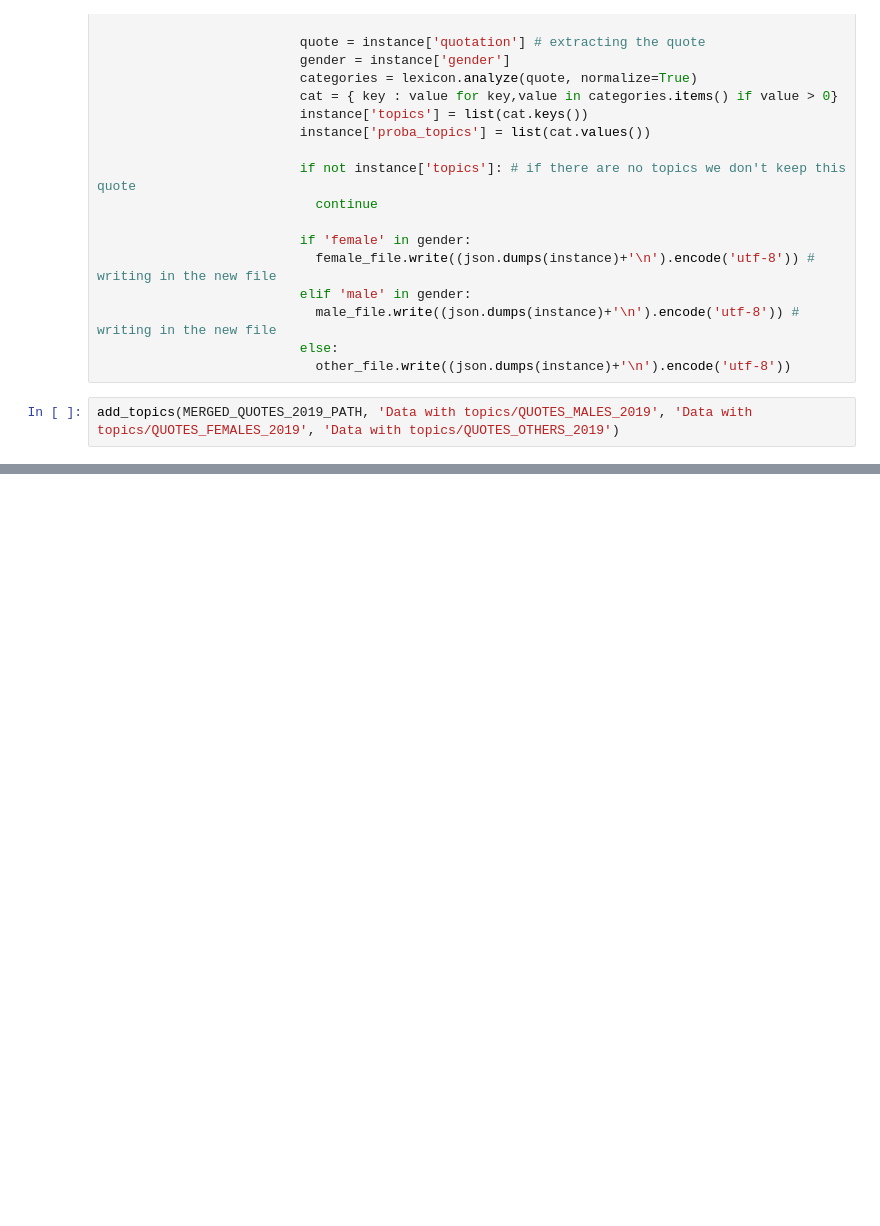
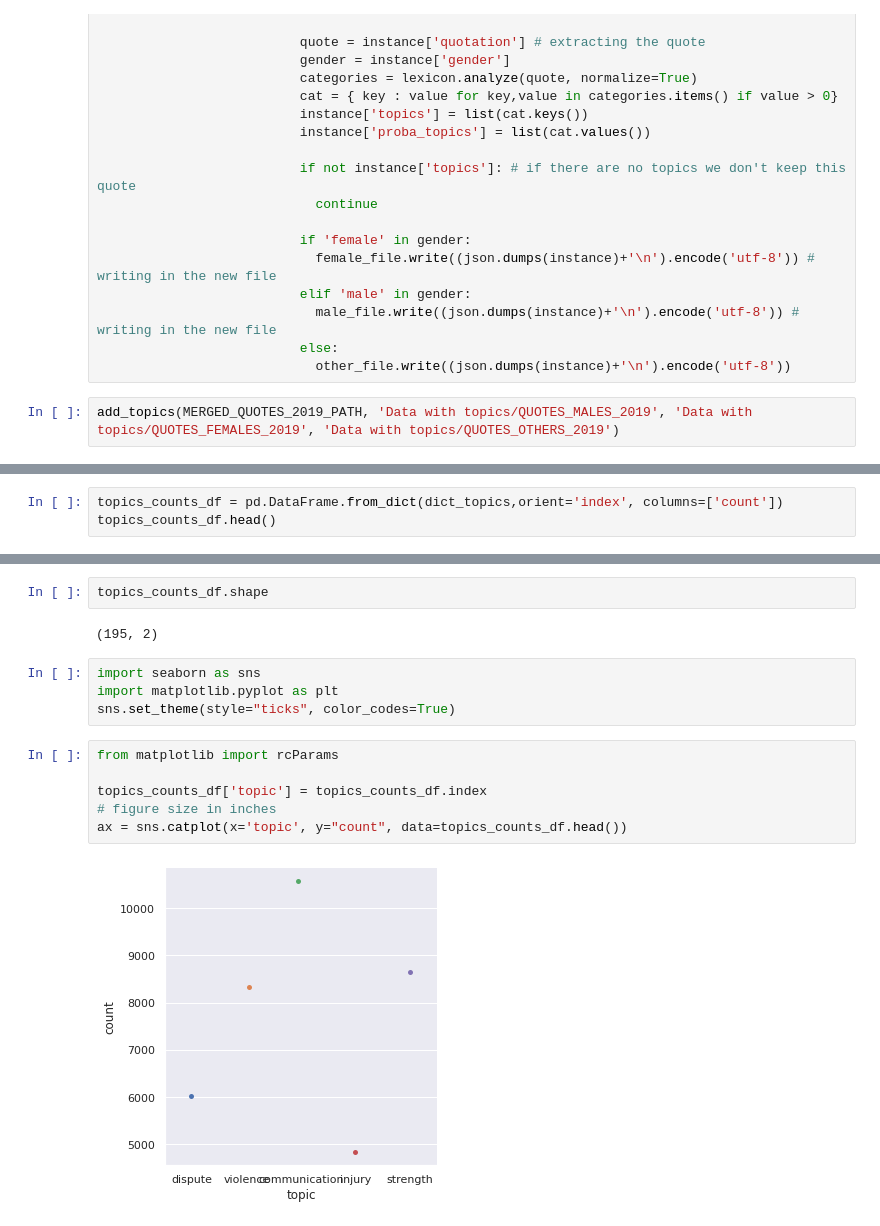
Before and after one commit to epfl-ada/ada-2021-project-palomamo, a Jupyter notebook: gender_topics.ipynb, the cells around one changed output, grey strips where cells are left out. Drawn from its saved outputs; the diff is of its cells as text; blank space fills up the shorter version.

```diff
--- a/gender_topics.ipynb
+++ b/gender_topics.ipynb
@@ -150,0 +206,3 @@ topics_males.head()
+# %%
+topics_counts_df = pd.DataFrame.from_dict(dict_topics,orient='index', columns=['count'])
+topics_counts_df.head()
@@ -150,0 +216,16 @@ topics_males.head()
+# %%
+topics_counts_df.shape
+# %% [output]
+(195, 2)
+# %%
+import seaborn as sns
+import matplotlib.pyplot as plt
+sns.set_theme(style="ticks", color_codes=True)
+# %%
+from matplotlib import rcParams
+
+topics_counts_df['topic'] = topics_counts_df.index
+# figure size in inches
+ax = sns.catplot(x='topic', y="count", data=topics_counts_df.head())
+# %% [output]
+[figure, added]
```
Also changed, not shown: parts of 9 cells of this notebook.
